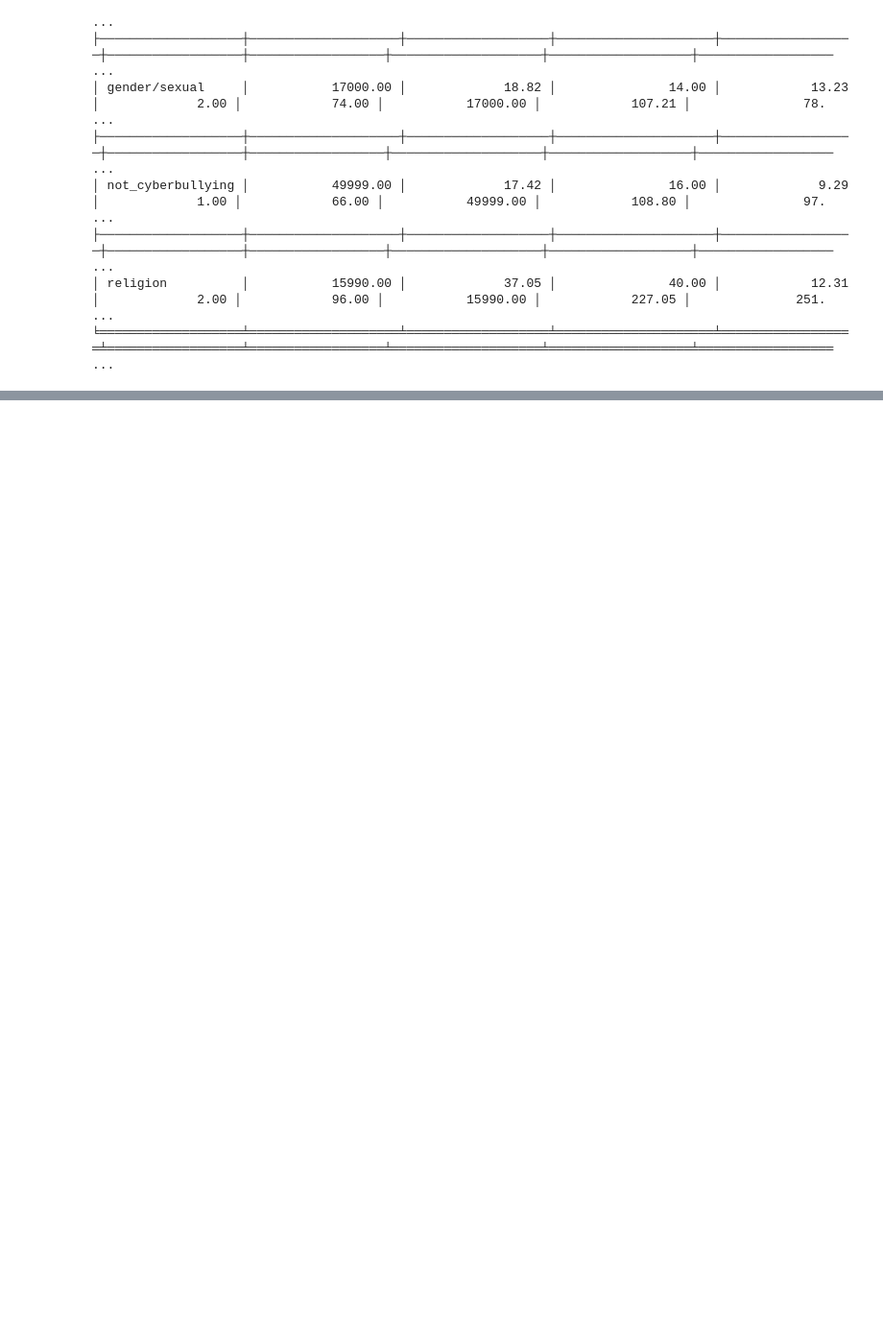
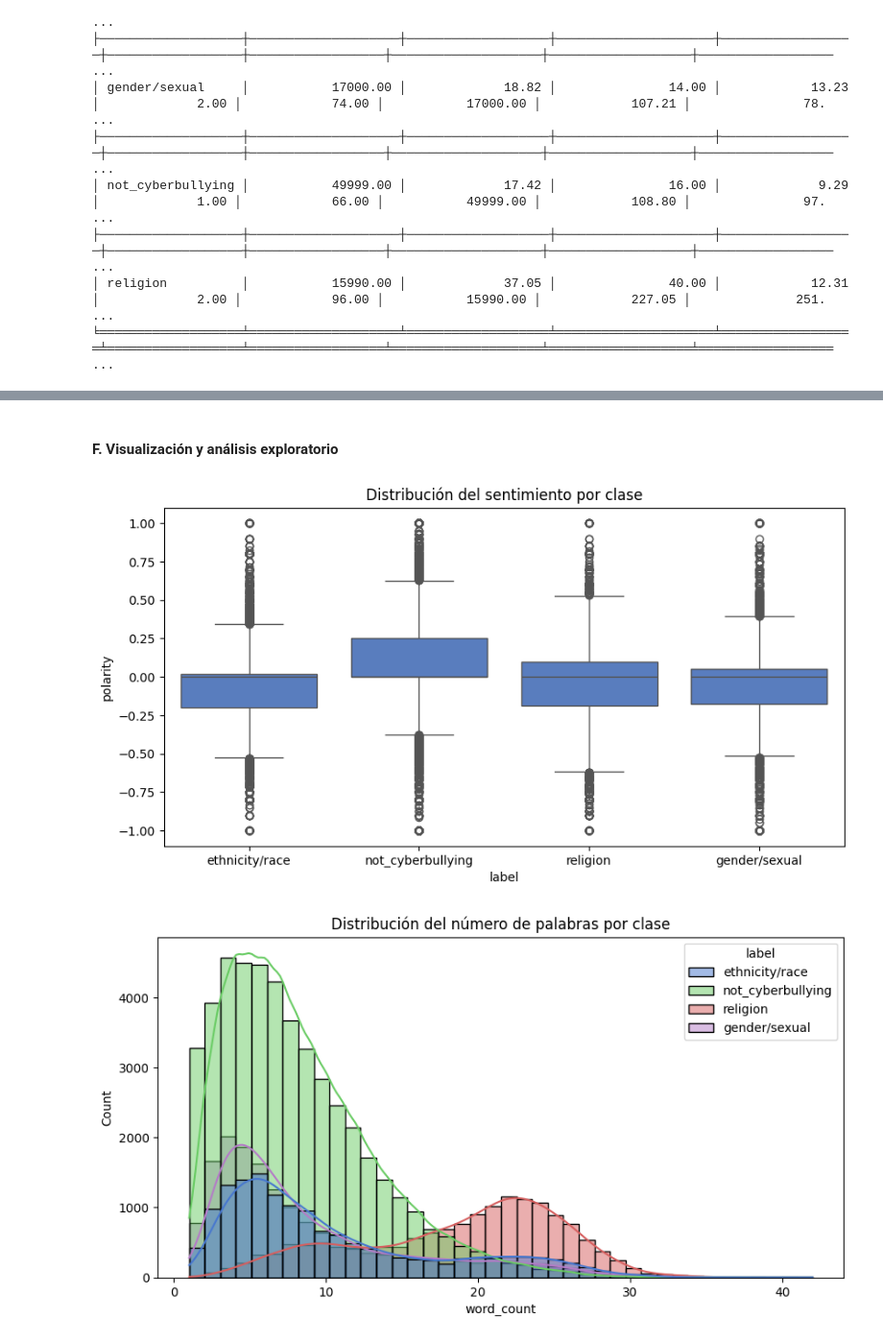
Before and after one commit to Luis-For/CiberBullying-Detection, a Jupyter notebook: Cyberbullying_Detection_using_NLP_and_Machine_Learning.ipynb, the cells around one changed output, grey strips where cells are left out. Shown at 96% size. Cells and saved outputs as stored; diff of their text form; code cells hidden in the pictures; blank space fills up the shorter version.

```diff
--- a/Cyberbullying_Detection_using_NLP_and_Machine_Learning.ipynb
+++ b/Cyberbullying_Detection_using_NLP_and_Machine_Learning.ipynb
@@ -628,0 +870,7 @@ NameError: name 'df' is not defined
+# %%
+#trabajar solo con inglés
+if 'language' in df.columns:
+    df = df.copy()
+    df_en = df[df['language'] == 'en'].reset_index(drop=True)
+else:
+    df_en = df.copy()
@@ -628,0 +1254,21 @@ NameError: name 'df' is not defined
+# %%
+import spacy
+import pandas as pd
+
+nlp = spacy.load("en_core_web_sm")  # modelo inglés
+
+def pos_ratios_doc(doc):
+    counts = {'NOUN':0,'VERB':0,'ADJ':0,'ADV':0,'PRON':0}
+    for t in doc:
+        if t.pos_ in counts:
+            counts[t.pos_] += 1
+    total = len(doc)
+    return {k: counts[k]/(total+1) for k in counts}
+
+# Usando pipe para batch processing para que sea super rapido, y no demore 10 mins
+pos_list = []
+for doc in nlp.pipe(df['lemmatized_text'], batch_size=500, disable=["ner","parser"]):
+    pos_list.append(pos_ratios_doc(doc))
+
+pos_df = pd.DataFrame(pos_list)
+df = pd.concat([df, pos_df.add_prefix('pos_')], axis=1)
@@ -628,0 +1374,18 @@ NameError: name 'df' is not defined
+# %% [markdown]
+#### F. Visualización y análisis exploratorio
+# %%
+import seaborn as sns
+import matplotlib.pyplot as plt
+
+plt.figure(figsize=(10,5))
+sns.boxplot(x='label', y='polarity', data=df)
+plt.title('Distribución del sentimiento por clase')
+plt.show()
+
+plt.figure(figsize=(10,5))
+sns.histplot(data=df, x='word_count', hue='label', bins=40, kde=True)
+plt.title('Distribución del número de palabras por clase')
+plt.show()
+# %% [output]
+[figure, added]
+[figure, added]
```
Also changed, not shown: parts of 114 cells of this notebook.
